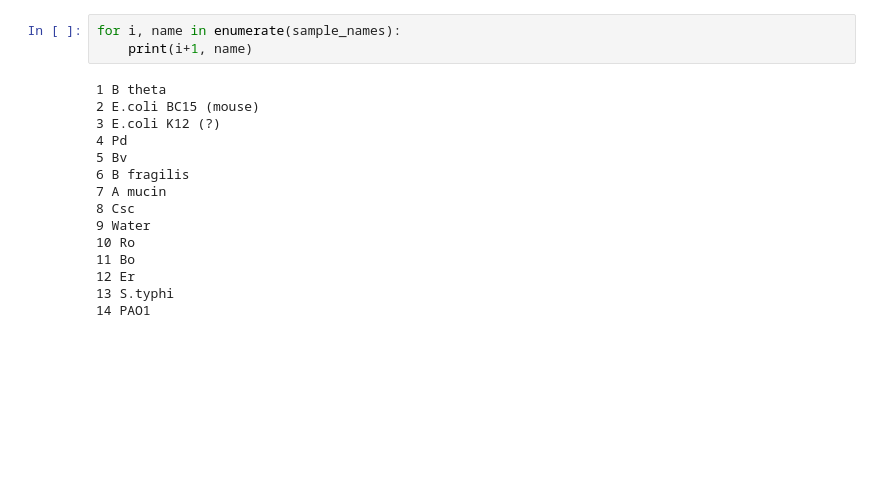
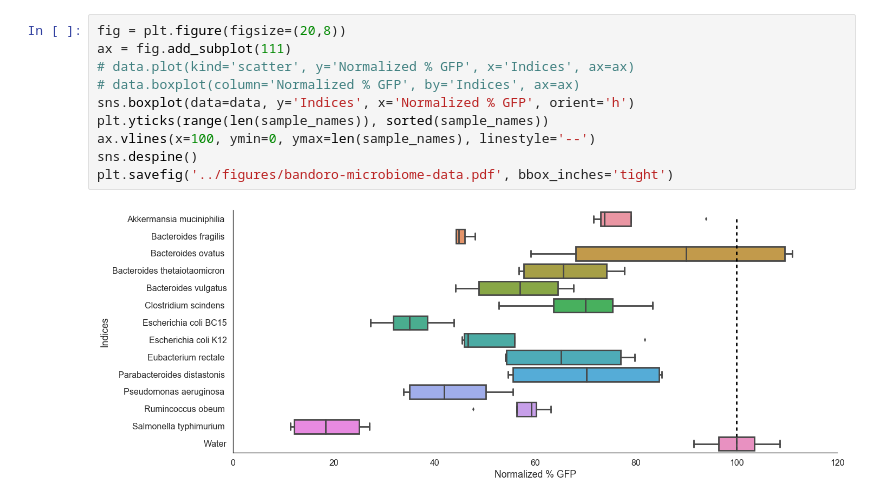
Before and after one commit to ericmjl/bayesian-measurement-paper, a Jupyter notebook: notebooks/bandoro.ipynb, the cells around one changed output. Drawn from its saved outputs; the diff is of its cells as text; blank space fills up the shorter version.

```diff
--- a/notebooks/bandoro.ipynb
+++ b/notebooks/bandoro.ipynb
@@ -97,18 +113,12 @@ pm.forestplot(trace, varnames=['fold'], vline=100)
-# %%
-for i, name in enumerate(sample_names):
-    print(i+1, name)
-# %% [output]
-1 B theta
-2 E.coli BC15 (mouse)
-3 E.coli K12 (?)
-4 Pd
-5 Bv
-6 B fragilis
-7 A mucin
-8 Csc
-9 Water
-10 Ro
-11 Bo
-12 Er
-13 S.typhi
-14 PAO1
+# %%
+fig = plt.figure(figsize=(20,8))
+ax = fig.add_subplot(111)
+# data.plot(kind='scatter', y='Normalized % GFP', x='Indices', ax=ax)
+# data.boxplot(column='Normalized % GFP', by='Indices', ax=ax)
+sns.boxplot(data=data, y='Indices', x='Normalized % GFP', orient='h')
+plt.yticks(range(len(sample_names)), sorted(sample_names))
+ax.vlines(x=100, ymin=0, ymax=len(sample_names), linestyle='--')
+sns.despine()
+plt.savefig('../figures/bandoro-microbiome-data.pdf', bbox_inches='tight')
+# %% [output]
+[figure, added]
```
Also changed, not shown: parts of 12 cells of this notebook, 7 other files.
